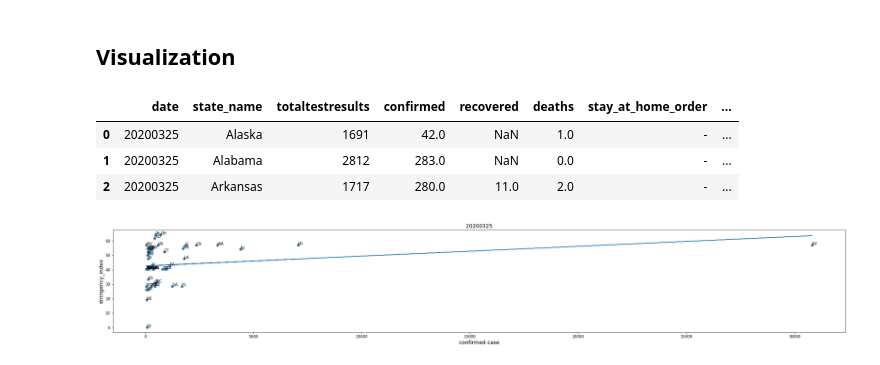
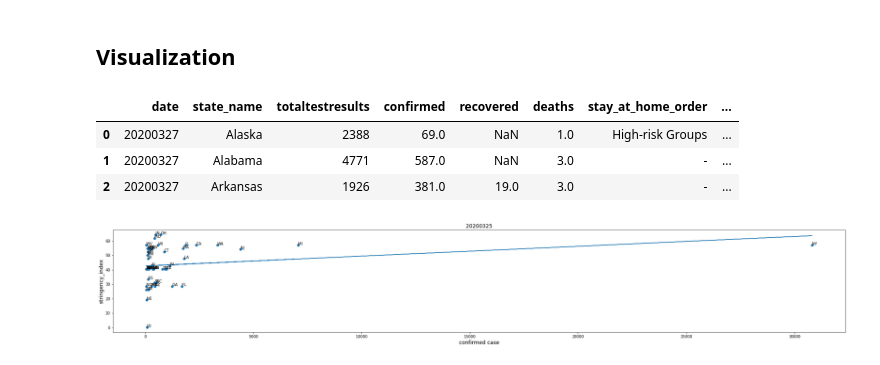
Before and after one commit to iamzhaihy/BD2020-Final-Project, a Jupyter notebook: Data Processing.ipynb, the cells around one changed output. Drawn from its saved outputs; the diff is of its cells as text; code cells hidden in the pictures.

```diff
--- a/Data Processing.ipynb
+++ b/Data Processing.ipynb
@@ -1078,26 +1136,26 @@ state_index[0].head(3)
 # %%
 def getcode(l):
     codes=[]
     for i in l:
         for key in statecode:
             if statecode[key]==i:
                 codes.append(key)
     return codes
 state_case_df=pd.read_csv('./processed_data/state_cases.csv')
 state_index_merged=[]
 for i in range(len(filename_list)):
     intdate=20200000+int(filename_list[i][9:11]+filename_list[i][12:14])
     state_case_temp=state_case_df[state_case_df['date'].isin([intdate])]
     state_index[i].rename(columns={'location':'state_name'}, inplace=True)
 
     state_index_merged.append(pd.merge(state_case_temp, state_index[i], on=['state_name']))
     state_index_merged[i]['state_code']=getcode(state_index_merged[i]['state_name'])
-state_index_merged[0].head(3)
+state_index_merged[2].head(3)
 # %% [output]
 |  | date | state_name | totaltestresults | confirmed | recovered | deaths | stay_at_home_order | ... |
-| 0 | 20200325 | Alaska | 1691 | 42.0 | NaN | 1.0 | - | ... |
-| 1 | 20200325 | Alabama | 2812 | 283.0 | NaN | 0.0 | - | ... |
-| 2 | 20200325 | Arkansas | 1717 | 280.0 | 11.0 | 2.0 | - | ... |
+| 0 | 20200327 | Alaska | 2388 | 69.0 | NaN | 1.0 | High-risk Groups | ... |
+| 1 | 20200327 | Alabama | 4771 | 587.0 | NaN | 3.0 | - | ... |
+| 2 | 20200327 | Arkansas | 1926 | 381.0 | 19.0 | 3.0 | - | ... |
 # %%
 for i in range(len(filename_list)):
     x = state_index_merged[i]['confirmed']
```
Also changed, not shown: parts of 16 cells of this notebook, 2 other files.
